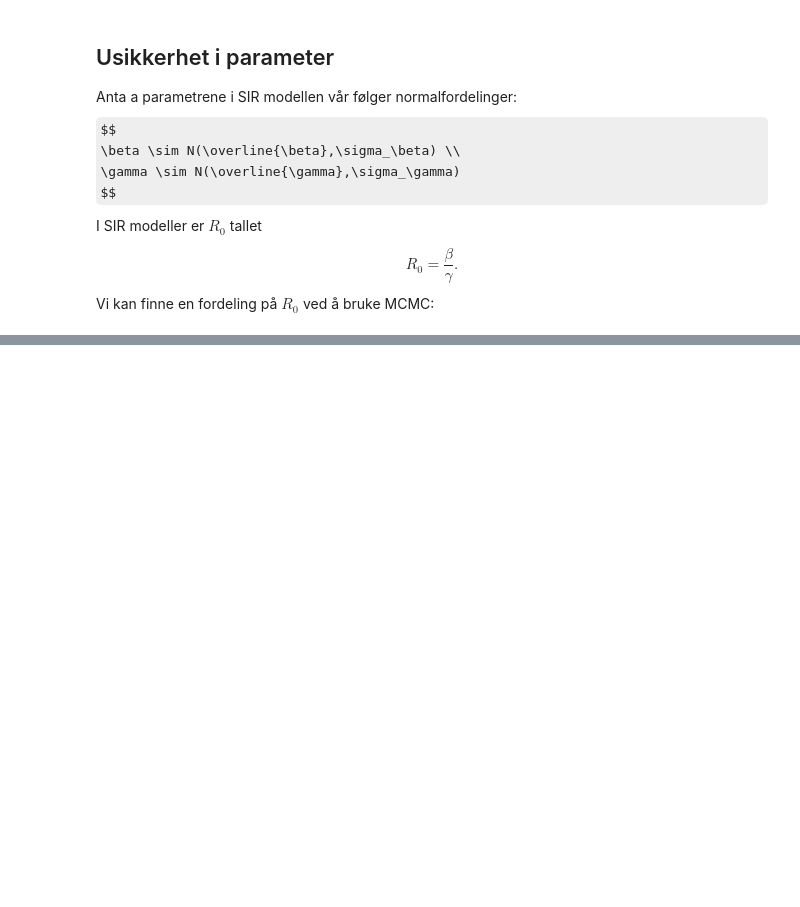
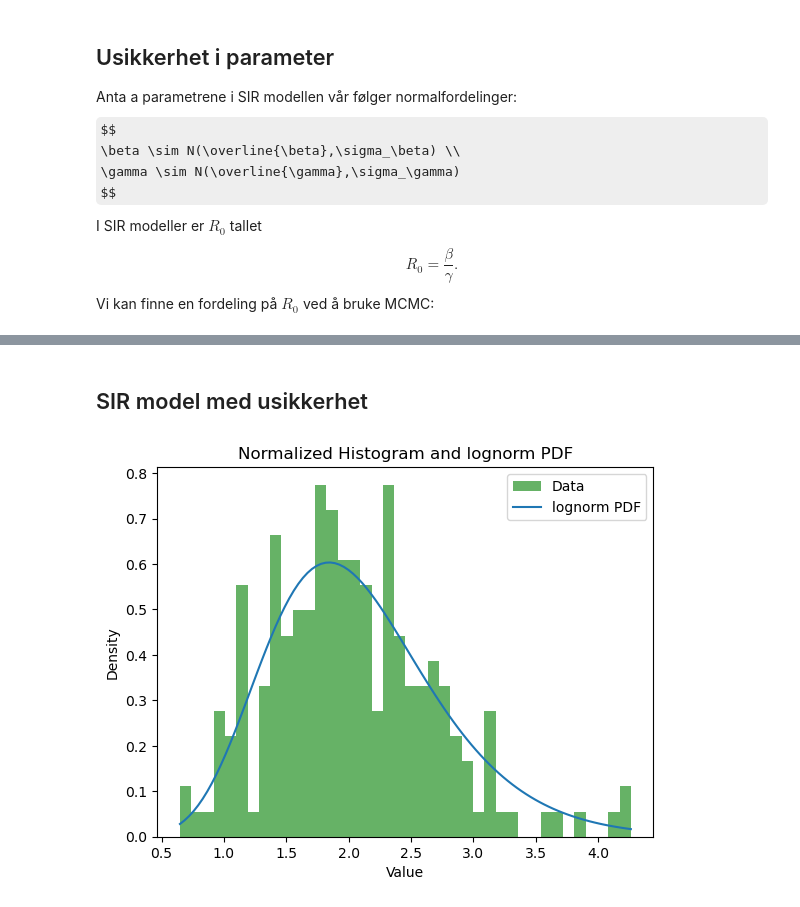
Before and after one commit to galendal/model_prepare, a Jupyter notebook: modelling_demo.ipynb, the cells around one changed output, grey strips where cells are left out. Drawn from its saved outputs; the diff is of its cells as text; code cells hidden in the pictures; some formulas as TeX source; blank space fills up the shorter version.

```diff
--- a/modelling_demo.ipynb
+++ b/modelling_demo.ipynb
@@ -373,0 +322,12 @@ R test for distribusjon:
+# %% [markdown]
+## SIR model med usikkerhet
+# %%
+def draw_samples(distribution_name, params, size=100):
+    # Draw samples from the specified distribution with given parameters.
+    dist = getattr(stats, distribution_name)
+    samples = dist.rvs(*params[:-2], loc=params[-2], scale=params[-1], size=size)
+    return samples
+dist = draw_samples(closest_distribution,params_dict,size=200)
+plot_distribution(dist, closest_distribution, params_dict)
+# %% [output]
+[figure, added]
```
Also changed, not shown: parts of 11 cells of this notebook.
